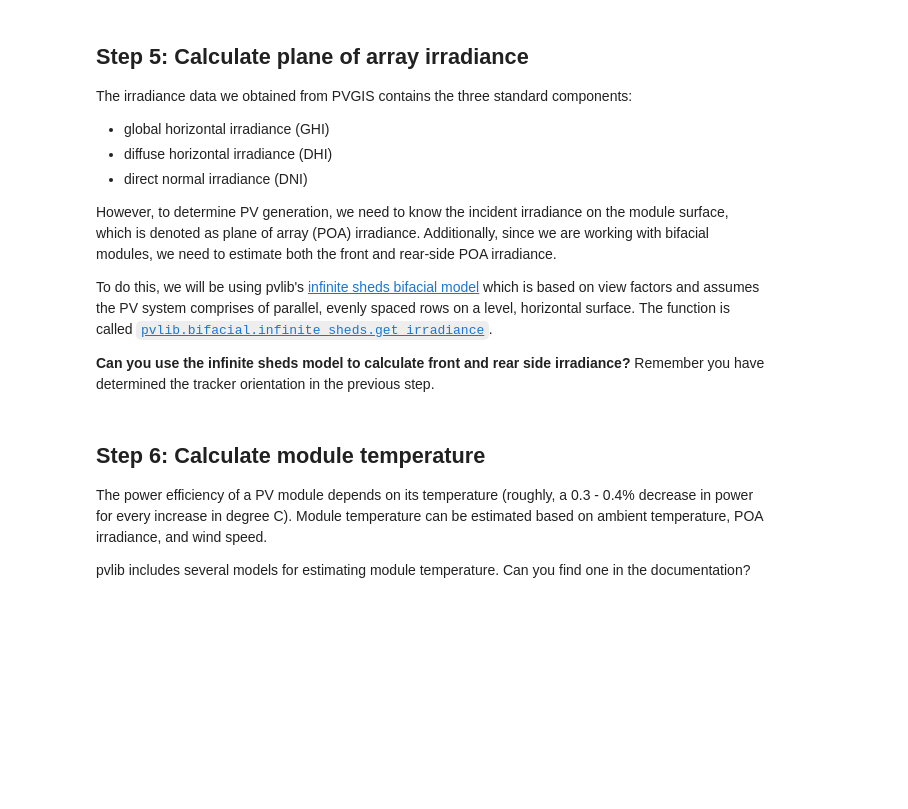
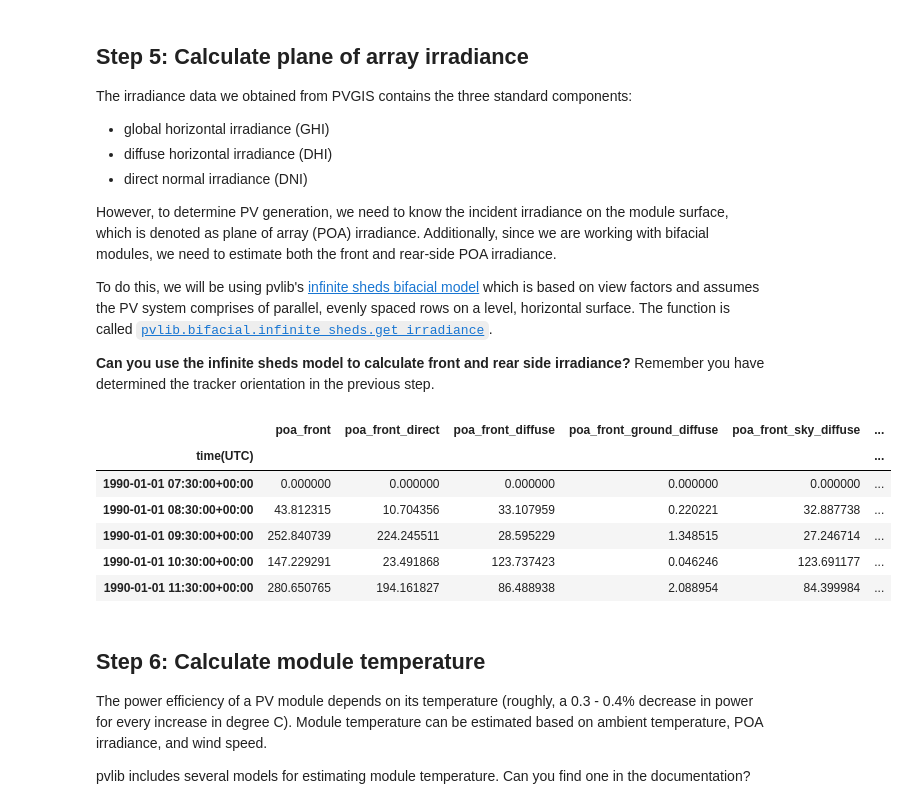
Before and after one commit to PV-Tutorials/2026_pvlib_eupvsec, a Jupyter notebook: pvlib_2026_eupvsec_introduction_part_2.ipynb, the cells around one changed output. Cells and saved outputs as stored; diff of their text form; code cells hidden in the pictures; blank space fills up the shorter version.

```diff
--- a/pvlib_2026_eupvsec_introduction_part_2.ipynb
+++ b/pvlib_2026_eupvsec_introduction_part_2.ipynb
@@ -86,13 +104,23 @@ You may assume that the tracking axis has the typical orientation of north-south
 
 Last, you may notice that the ground coverage ratio (GCR) is also needed but hasn't been provided. This dimensionless ratio can be calculated by dividing the module length (given that it is a 2P configuration) by the pitch (row-to-row distance).
 # %%
-max_tracker_angle = ...  # [degrees]
-pitch = ...  # [m] center-to-center tracker spacing in the horizontal dimension
-module_length = ...  # [m] from datasheet
-gcr = ...
+max_tracker_angle = 60  # [degrees]
+pitch = 11.1  # [m] center-to-center tracker spacing in the horizontal dimension
+module_length = 2 * 2.465  # [m] from datasheet
+gcr = module_length / pitch
+axis_azimuth = 164
 
 # calculate tracker rotations for a single-axis tracker
-tracker_orientations = ...
+tracker_orientations = pvlib.tracking.singleaxis(
+    apparent_zenith=solar_position["apparent_zenith"],
+    solar_azimuth=solar_position["azimuth"],
+    axis_tilt=0,
+    axis_azimuth=axis_azimuth,
+    max_angle=max_tracker_angle,
+    backtrack=True,
+    gcr=gcr,
+    cross_axis_tilt=0,
+)
 
 # Print five first non-nan rows
 tracker_orientations.dropna().head()
@@ -111,19 +147,36 @@ To do this, we will be using pvlib's [infinite sheds bifacial model](https://pvl
 # %%
 # Write your code here to calculate plane of array irradiance
 
 dni_extra = pvlib.irradiance.get_extra_radiation(data.index)
 
 poa_irradiance = pvlib.bifacial.infinite_sheds.get_irradiance(
     # fill in all the necessary inputs
-    #
-    #
-    #
+    ### RESULTS ####
+    surface_tilt=tracker_orientations["surface_tilt"],
+    surface_azimuth=tracker_orientations["surface_azimuth"],
+    solar_zenith=solar_position["apparent_zenith"],
+    solar_azimuth=solar_position["azimuth"],
+    gcr=gcr,
+    height=2.8,
+    pitch=pitch,
+    ghi=data["ghi"],
+    dhi=data["dhi"],
+    dni=data["dni"],
+    albedo=0.2,
+    model='haydavies',
+    dni_extra=dni_extra,
 )
-
-
 
 # Print five first non-nan rows
 poa_irradiance.dropna().head()
+# %% [output]
+|  | poa_front | poa_front_direct | poa_front_diffuse | poa_front_ground_diffuse | poa_front_sky_diffuse | ... |
+| time(UTC) |  |  |  |  |  | ... |
+| 1990-01-01 07:30:00+00:00 | 0.000000 | 0.000000 | 0.000000 | 0.000000 | 0.000000 | ... |
+| 1990-01-01 08:30:00+00:00 | 43.812315 | 10.704356 | 33.107959 | 0.220221 | 32.887738 | ... |
+| 1990-01-01 09:30:00+00:00 | 252.840739 | 224.245511 | 28.595229 | 1.348515 | 27.246714 | ... |
+| 1990-01-01 10:30:00+00:00 | 147.229291 | 23.491868 | 123.737423 | 0.046246 | 123.691177 | ... |
+| 1990-01-01 11:30:00+00:00 | 280.650765 | 194.161827 | 86.488938 | 2.088954 | 84.399984 | ... |
 # %% [markdown]
 ## Step 6: Calculate module temperature
 
```
Also changed, not shown: parts of 7 cells of this notebook.
